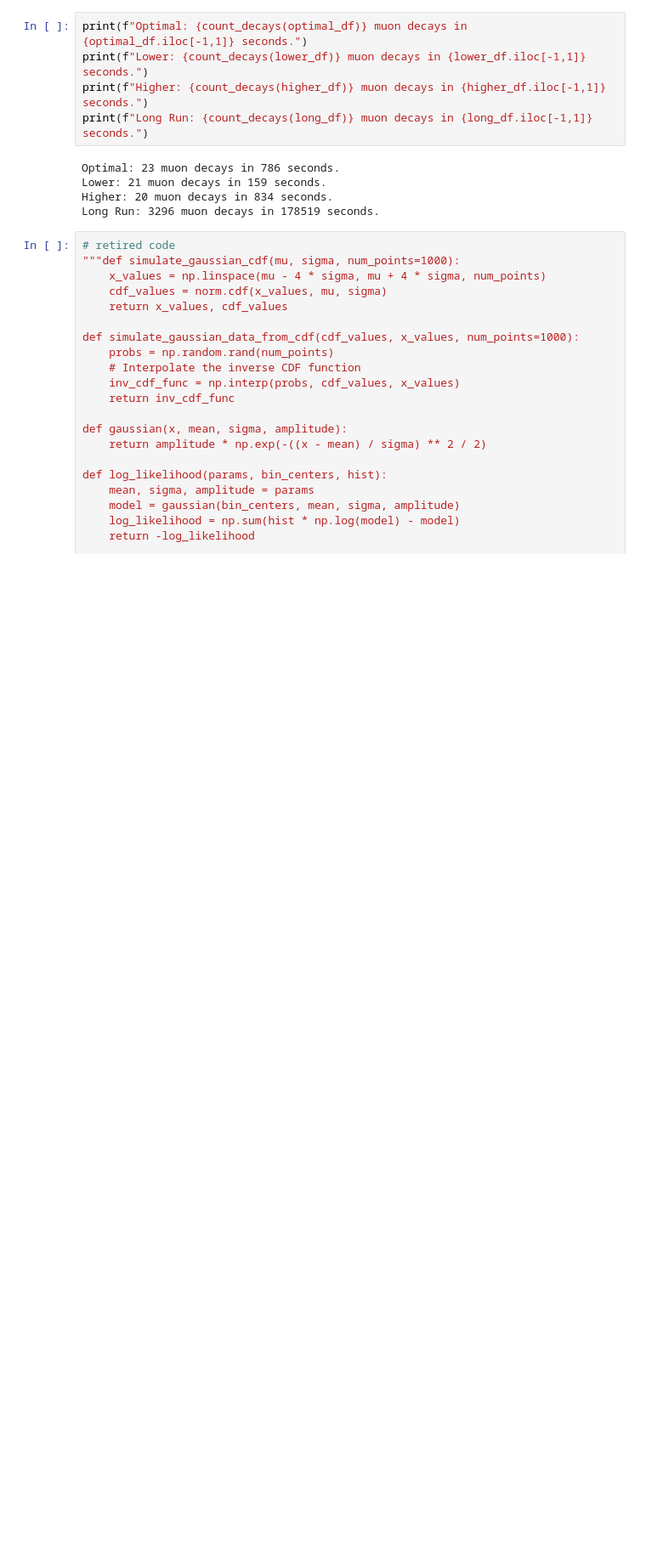
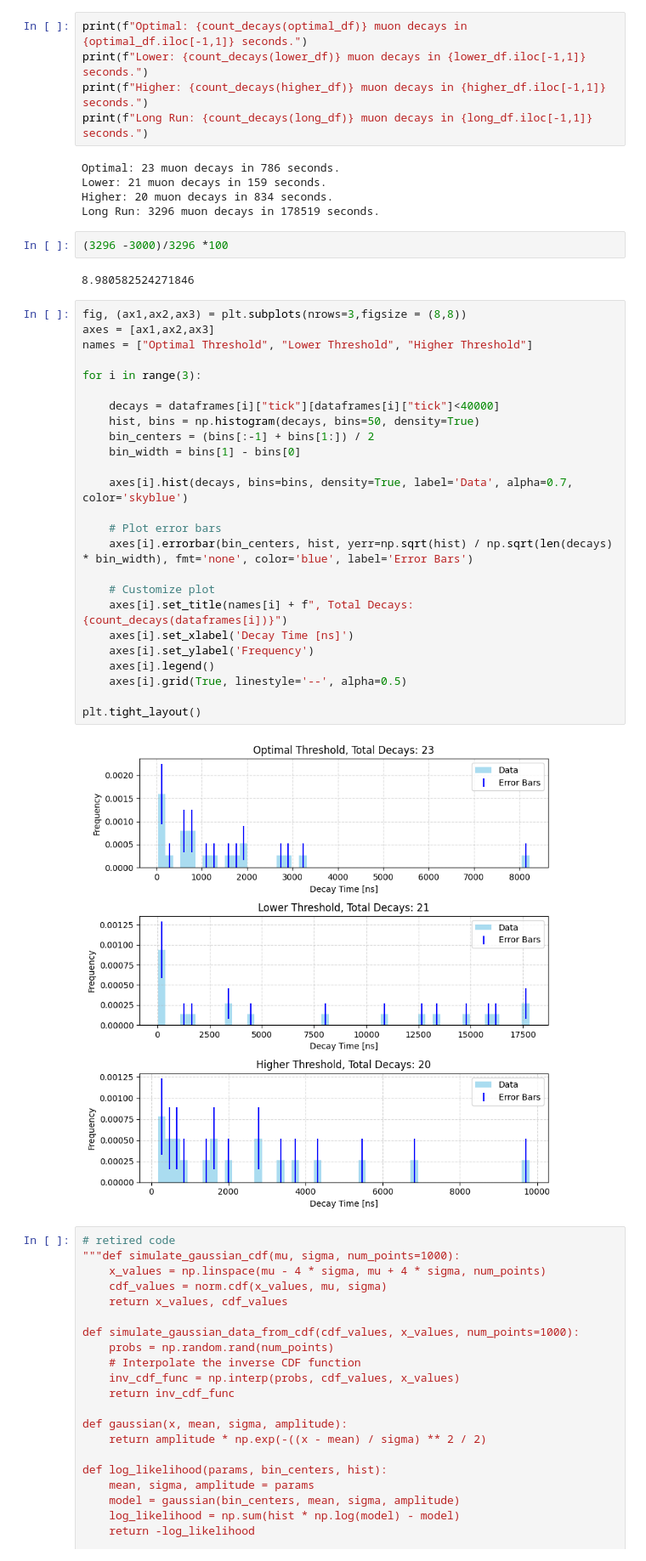
Before and after one commit to jwdesroches/phys_5318, a Jupyter notebook: experiment_4/data_processing.ipynb, the cells around one changed output. Shown at 85% size. Cells and saved outputs as stored; diff of their text form; blank space fills up the shorter version.

```diff
--- a/experiment_4/data_processing.ipynb
+++ b/experiment_4/data_processing.ipynb
@@ -33,6 +33,37 @@ Optimal: 23 muon decays in 786 seconds.
 Lower: 21 muon decays in 159 seconds.
 Higher: 20 muon decays in 834 seconds.
 Long Run: 3296 muon decays in 178519 seconds.
+# %%
+(3296 -3000)/3296 *100
+# %% [output]
+8.980582524271846
+# %%
+fig, (ax1,ax2,ax3) = plt.subplots(nrows=3,figsize = (8,8))
+axes = [ax1,ax2,ax3]
+names = ["Optimal Threshold", "Lower Threshold", "Higher Threshold"]
+
+for i in range(3):
+
+    decays = dataframes[i]["tick"][dataframes[i]["tick"]<40000]
+    hist, bins = np.histogram(decays, bins=50, density=True)
+    bin_centers = (bins[:-1] + bins[1:]) / 2
+    bin_width = bins[1] - bins[0]
+
+    axes[i].hist(decays, bins=bins, density=True, label='Data', alpha=0.7, color='skyblue')
+
+    # Plot error bars
+    axes[i].errorbar(bin_centers, hist, yerr=np.sqrt(hist) / np.sqrt(len(decays) * bin_width), fmt='none', color='blue', label='Error Bars')
+
+    # Customize plot
+    axes[i].set_title(names[i] + f", Total Decays: {count_decays(dataframes[i])}")
+    axes[i].set_xlabel('Decay Time [ns]')
+    axes[i].set_ylabel('Frequency')
+    axes[i].legend()
+    axes[i].grid(True, linestyle='--', alpha=0.5)
+
+plt.tight_layout()
+# %% [output]
+[figure, added]
 # %%
 # retired code
 """def simulate_gaussian_cdf(mu, sigma, num_points=1000):
```
Also changed, not shown: parts of 2 cells of this notebook, 1 other file.
